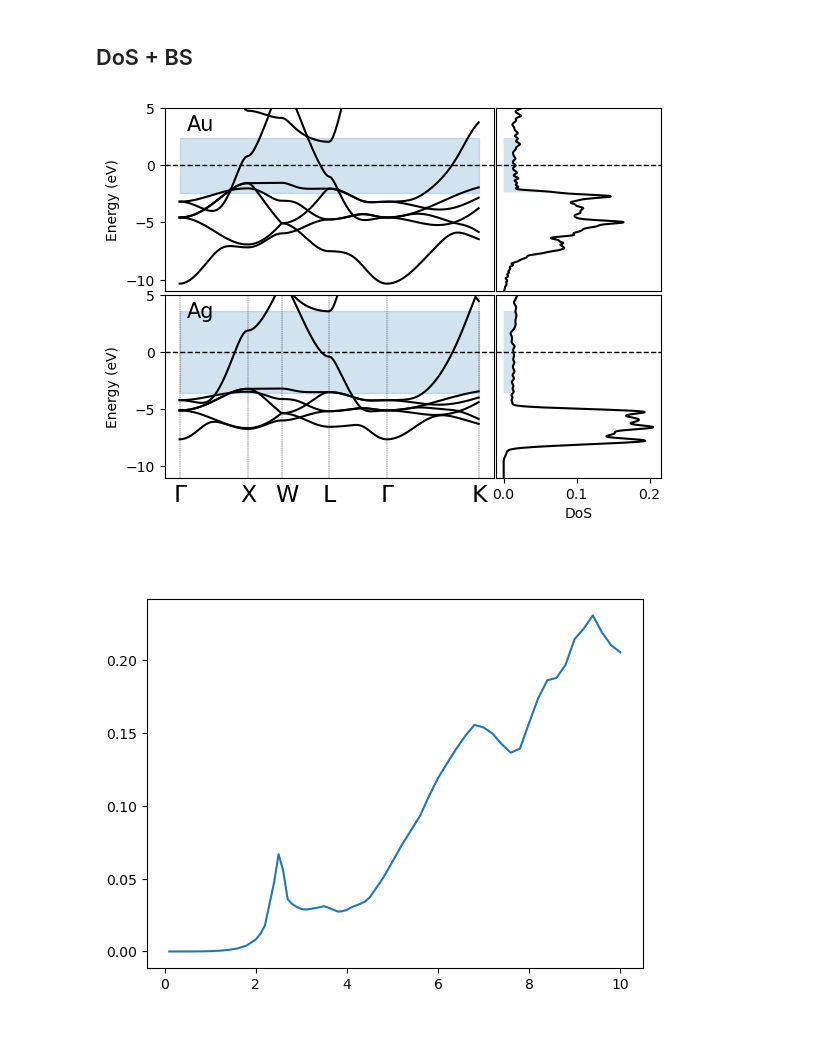
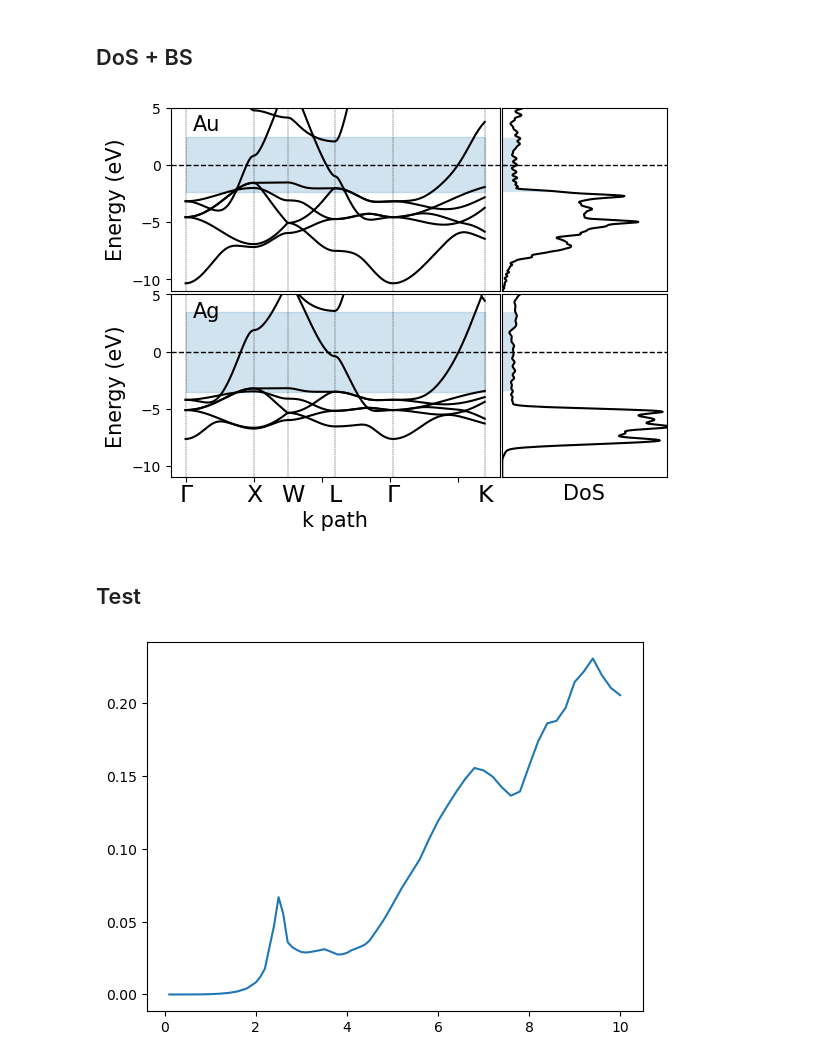
Before and after one commit to simaomenesesjoao/MaxTB, a Jupyter notebook: code_tests/julia_tests.ipynb, the cells around one changed output. Cells and saved outputs as stored; diff of their text form; code cells hidden in the pictures; blank space fills up the shorter version.

Commit message:
edited julia_tests

```diff
--- a/code_tests/julia_tests.ipynb
+++ b/code_tests/julia_tests.ipynb
@@ -93,7 +116,7 @@ plt.show()
 # %% [output]
 [figure]
 # %%
-dos = dos_list[3]
+dos = dos_list[2]
 
 fig, axs = plt.subplots(1,1,figsize=(6,4))
 axs.plot(dos[:,0], dos[:,1])
@@ -184,7 +209,7 @@ for bands, ax, material, fermi in zip(band_list, axs, materials, fermis):
 # %% [output]
 [figure]
 # %%
-index = 3
+index = 0
 material = materials[index]
 bands = band_list[index]
 
@@ -213,7 +244,7 @@ Get band structure of Gold and Silver
 # %%
 points = [r"$\Gamma$", "X", "W", "L", r"$\Gamma$", "K"]
 materials = ["Au", "Ag"]
-LSPRs = [2.4, 3.6]
+LSPRs = [2.4, 3.5]
 
 fig, axs = plt.subplots(1,2,figsize=(7,5), sharey=True)
 plt.subplots_adjust(wspace=0.02)
@@ -251,7 +282,7 @@ plt.show()
 # %%
 
 materials = ["Au", "Ag"]
-LSPRs = [2.4, 3.6]
+LSPRs = [2.4, 3.5]
 
 fig = plt.figure()
 # fig5 = plt.figure(constrained_layout=True)
@@ -266,14 +297,19 @@ ax2 = fig.add_subplot(specs[0,1], sharey=ax1)
 ax3 = fig.add_subplot(specs[1,0], sharex=ax1)
 ax4 = fig.add_subplot(specs[1,1], sharey=ax3, sharex=ax2)
 axs = [[ax1, ax2], [ax3, ax4]]
-ax2.tick_params(left = False)
-ax2.tick_params(bottom = False)
-ax4.tick_params(left = False)
+ax2.tick_params(left = False, bottom=False)
+# ax2.tick_params(bottom = False)
+ax4.tick_params(left = False, bottom=False)
+
+plt.setp(ax2.get_xticklabels(), visible=False)
+plt.setp(ax3.get_xticklabels(), visible=False)
+plt.setp(ax4.get_xticklabels(), visible=False)
+
 plt.setp(ax2.get_yticklabels(), visible=False)
-plt.setp(ax2.get_xticklabels(), visible=False)
 plt.setp(ax4.get_yticklabels(), visible=False)
+ax1.get_xaxis().set_visible(False)
 
-indices = [0,3]
+indices = [0, 3]
 
 for i, index in enumerate(indices):
 
@@ -284,45 +320,45 @@ for i, index in enumerate(indices):
 
     LSPR  = LSPRs[i]
 
     for j in range(No):
         band = bands[:,j+3]*Ha_eV
         ax.plot(ks, band - fermi, c='k')
 
 
     ax.axhline(0, linewidth=1, linestyle='--', c='k')
     ax.set_ylim([-11,5])
-    # ax.axhline(0, linestyle='--', color='k', linewidth=0.5)
     ax.text(0.02, 3.0, material, fontsize=15)
     ax.fill_between(ks, np.array(ks)*0 - LSPR, np.array(ks)*0 + LSPR, color='C0', alpha=0.2)
-    ax.get_xaxis().set_visible(False)
+
 
 
     ax = axs[i][1]
     dos = dos_list[index]
     ax.axhline(0, linewidth=1, linestyle='--', c='k')
 
     ax.plot(dos[:,1], dos[:,0] - Ef, color='k')
 
     bet = np.where(np.logical_and(dos[:,0]>=Ef-LSPR, dos[:,0]<=Ef+LSPR))
-    # bet = list(*bet)
     ax.fill_betweenx(dos[*bet,0] - Ef, 0, dos[*bet,1], alpha=0.2)
+    ax.set_xlim([0,0.2])
 
-ax = axs[1][0]
+
 for x,p in zip(xs, points):
-    ax.axvline(ks[x], linewidth=0.3, linestyle='--', c='k')
-    ax.text(ks[x]-0.02,-5.1-Ef,p, fontsize=17)
+    for i in range(2):
+        axs[i][0].axvline(ks[x], linewidth=0.3, linestyle='--', c='k')
+    axs[1][0].text(ks[x]-0.02,-5.1-Ef,p, fontsize=17)
 
 for i in range(2):
-    axs[i][0].set_ylabel("Energy (eV)")
-axs[1][0].set_xlabel("k path")
-axs[1][1].set_xlabel("DoS")
+    axs[i][0].set_ylabel("Energy (eV)", fontsize=15)
+ax3.set_xlabel("k path", fontsize=15, labelpad=20)
+axs[1][1].set_xlabel("DoS", fontsize=15)
 
 
 plt.show()
 # %% [output]
-[figure, old version]
+[figure, new version]
 # %% [markdown]
-###
+## Test
 # %%
 frequencies = np.array([0.1,0.2,0.3,0.4,0.5,0.6,0.7,0.8,0.9,1.0,1.2,1.4,1.6,1.8,2.0,2.1,2.2,2.4,2.5,2.6,2.7,2.8,2.9,3.0,3.1,3.2,3.3,3.4,3.5,3.6,3.7,3.8,3.9,4.0,4.1,4.2,4.3,4.4,4.5,4.6,4.7,4.8,4.9,5.0,5.2,5.4,5.6,5.8,6.0,6.2,6.4,6.6,6.8,7.0,7.2,7.4,7.6,7.8,8.0,8.2,8.4,8.6,8.8,9.0,9.2,9.4,9.6,9.8,10.0])
 
```
Also changed, not shown: parts of 15 cells of this notebook.
